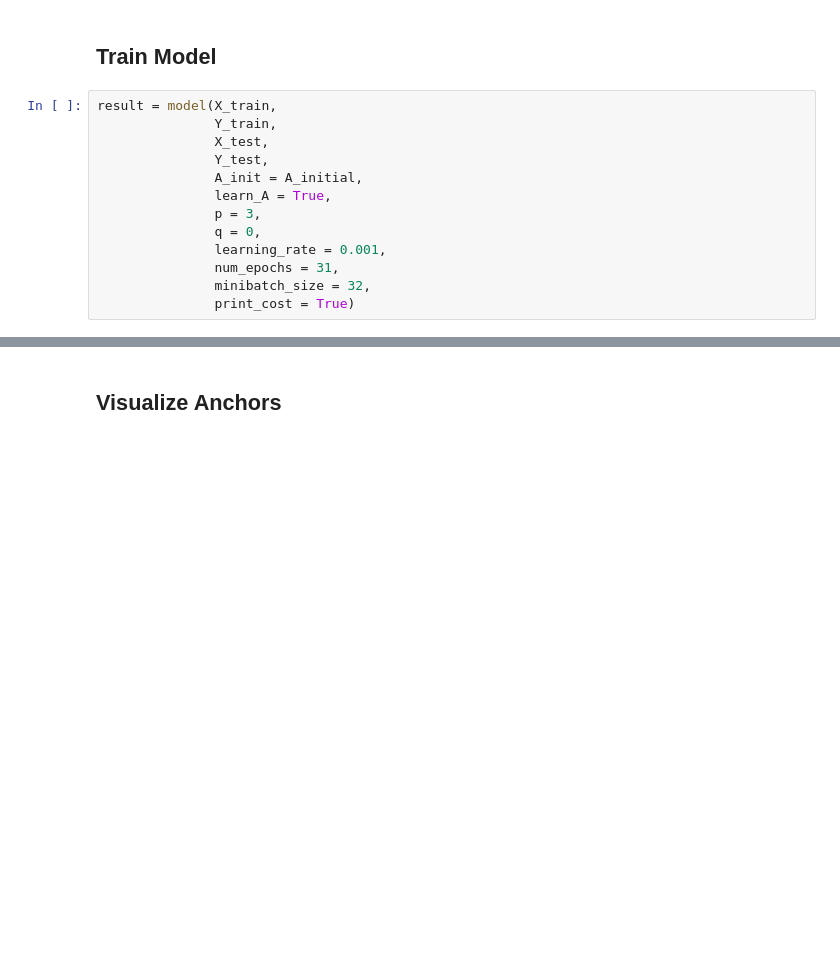
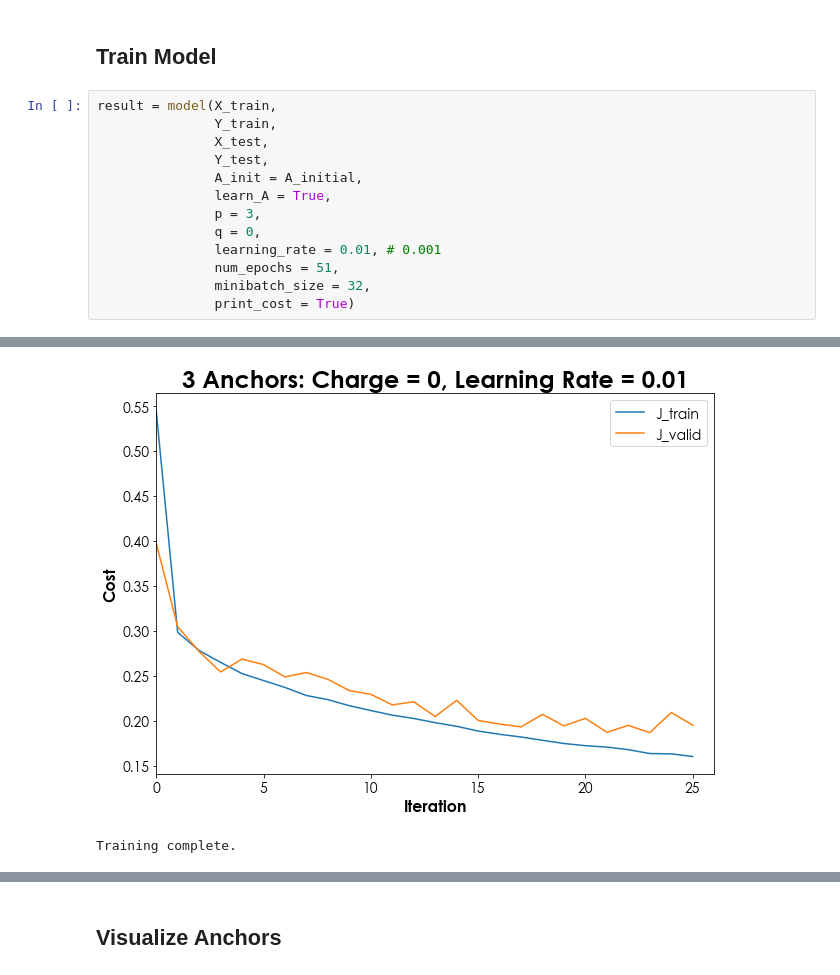
Before and after one commit to chrismbryant/anchor-vector-optimization, a Jupyter notebook: anchors_multi-class.ipynb, the cells around one changed output, grey strips where cells are left out. Drawn from its saved outputs; the diff is of its cells as text; blank space fills up the shorter version.

```diff
--- a/anchors_multi-class.ipynb
+++ b/anchors_multi-class.ipynb
@@ -289,8 +289,8 @@ result = model(X_train,
                learn_A = True,
                p = 3,
                q = 0,
-               learning_rate = 0.001,
-               num_epochs = 31,
+               learning_rate = 0.01, # 0.001
+               num_epochs = 51,
                minibatch_size = 32,
                print_cost = True)
 # %% [output]
@@ -300,3 +303,5 @@ Cost after epoch 20: 0.233902 (time elapsed = 198.649754 s)
+[figure, added]
+Training complete.
 # %%
 params, H_train, H_test, J_train, J_valid = result
 acc_train = sum(np.argmax(H_train, axis = 0) == labels_train)/len(labels_train)
```
Also changed, not shown: parts of 4 cells of this notebook, 1 other file.
